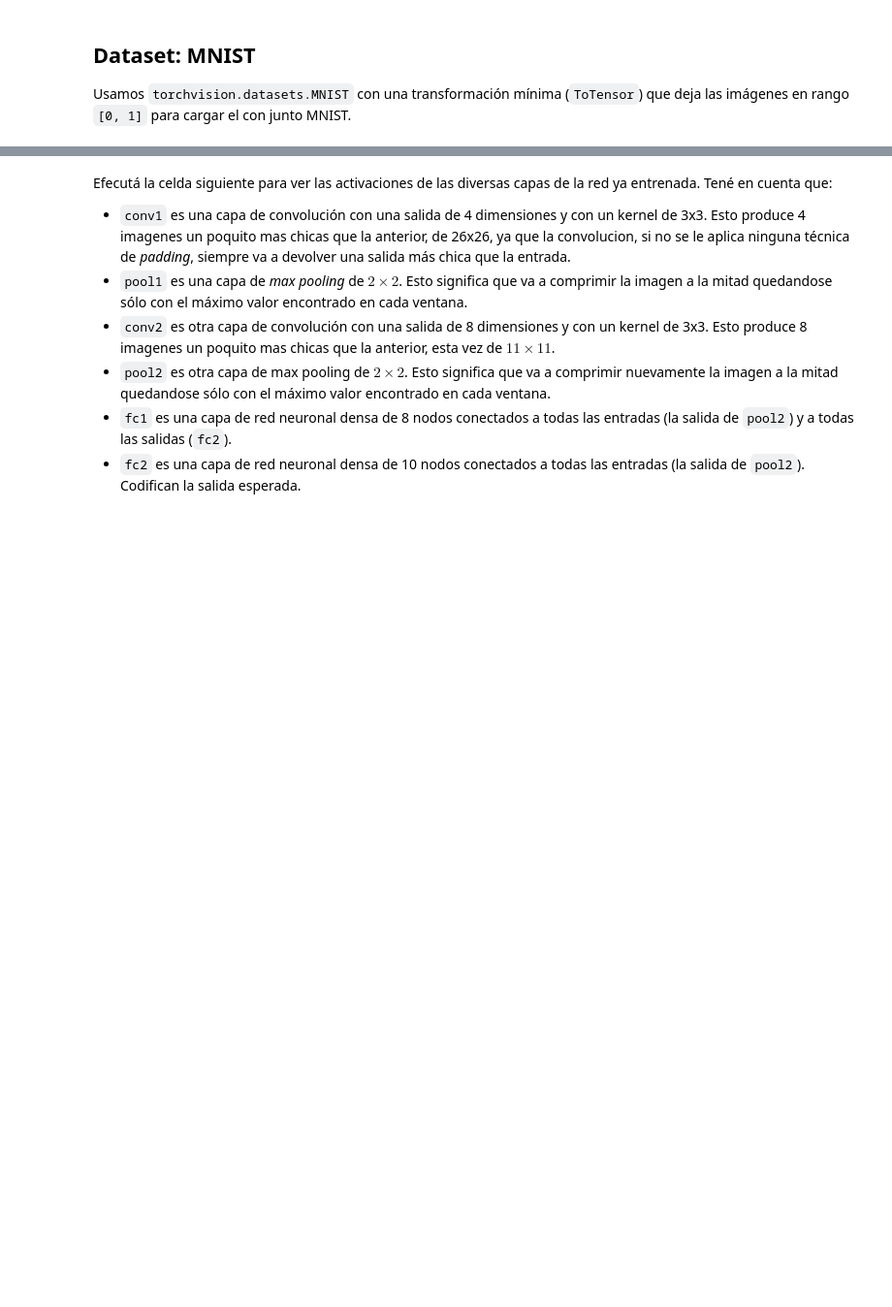
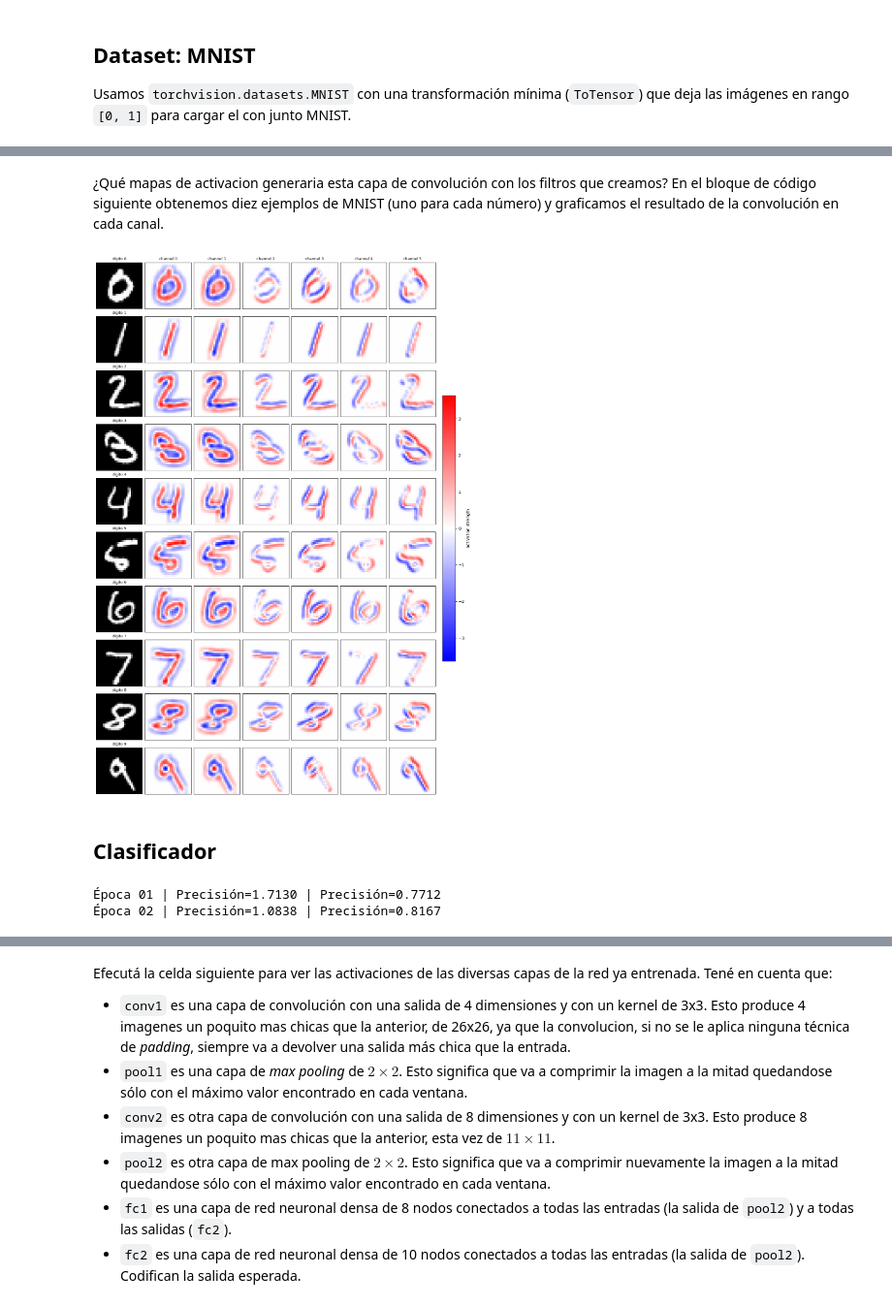
Before and after one commit to MaestriaCienciasCognitivas/ncc, a Jupyter notebook: book/notebooks/S5_Practico4.ipynb, the cells around one changed output, grey strips where cells are left out. Shown at 97% size. Cells and saved outputs as stored; diff of their text form; code cells hidden in the pictures; blank space fills up the shorter version.

```diff
--- a/book/notebooks/S5_Practico4.ipynb
+++ b/book/notebooks/S5_Practico4.ipynb
@@ -200,0 +324,17 @@ for ep in range(1, tmax+1):
+# %% [markdown]
+¿Qué mapas de activacion generaria esta capa de convolución con los filtros que creamos? En el bloque de código siguiente obtenemos diez ejemplos de MNIST (uno para cada número) y graficamos el resultado de la convolución en cada canal.
+# %%
+# primer ejemplo de cada dígito (0-9)
+idx = [next(i for i, (_, y) in enumerate(test_ds) if y == d) for d in range(10)]
+imgs = torch.stack([test_ds[i][0] for i in idx])        # (10, 1, 28, 28)
+labels = [test_ds[i][1] for i in idx]
+
+conv_layer.eval()
+with torch.no_grad():
+    convout = conv_layer(imgs)   # (10, 6, 28, 28)
+
+plot_example_activations(imgs, convout, channels=np.arange(num_canales), labels=labels)
+# %% [output]
+[figure, added]
+# %% [markdown]
+## Clasificador
@@ -200,0 +359,32 @@ for ep in range(1, tmax+1):
+# %%
+num_canales = 6
+filtros = crear_filtros(num_canales=num_canales)
+conv_layer = ConvolutionalLayer(c_out=num_canales, filters=filtros)
+conv_layer.requires_grad_(False)
+
+# Instanciamos la red
+modelo = ConvClassifier(conv_layer, n_classes=10)
+
+# Especificamos el optimizador
+optimizador = torch.optim.Adam(modelo.parameters(), lr=1e-3)
+
+# Especificamos el criterio para medir la pérdida
+criterio = nn.CrossEntropyLoss()
+
+# Reproducibilidad
+torch.manual_seed(123)
+np.random.seed(123)
+
+# Iteramos sobre una cierta cantidad de épocas
+tmax = 2
+for epoca in range(1, tmax+1):
+  # Entrenamos a la red en el conjunto de entrenamiento
+  train_loss, train_acc = train_net(modelo, train_loader, optimizador, criterio)
+
+  # Evaluamos en el conjunto de evaluación
+  val_loss, val_acc = eval_net(modelo, val_loader, criterio)
+
+  print(f"Época {epoca:02d} | Precisión={train_loss:.4f} | Precisión={val_acc:.4f}")
+# %% [output]
+Época 01 | Precisión=1.7130 | Precisión=0.7712
+Época 02 | Precisión=1.0838 | Precisión=0.8167
```
Also changed, not shown: parts of 19 cells of this notebook.
